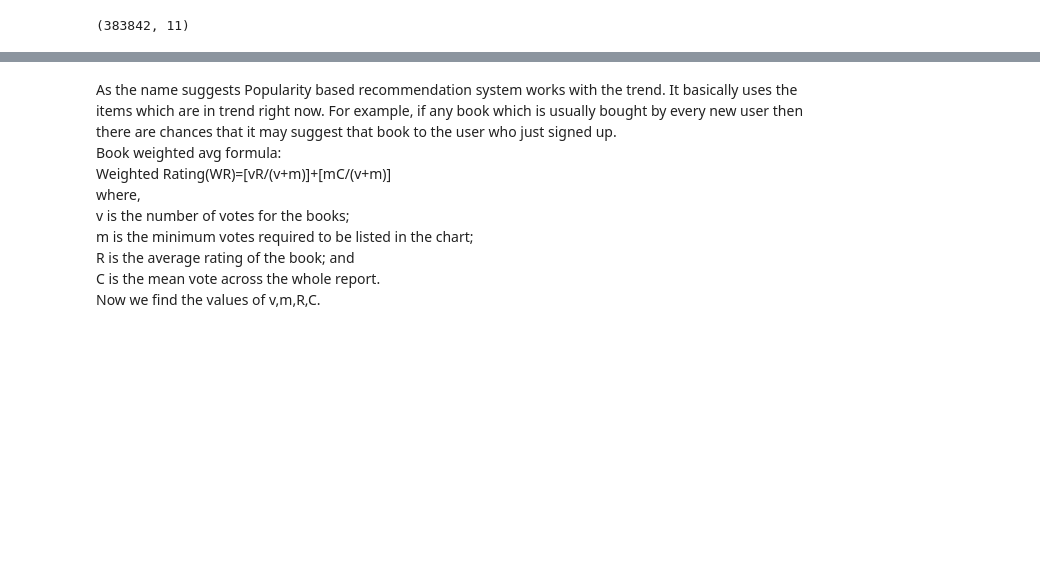
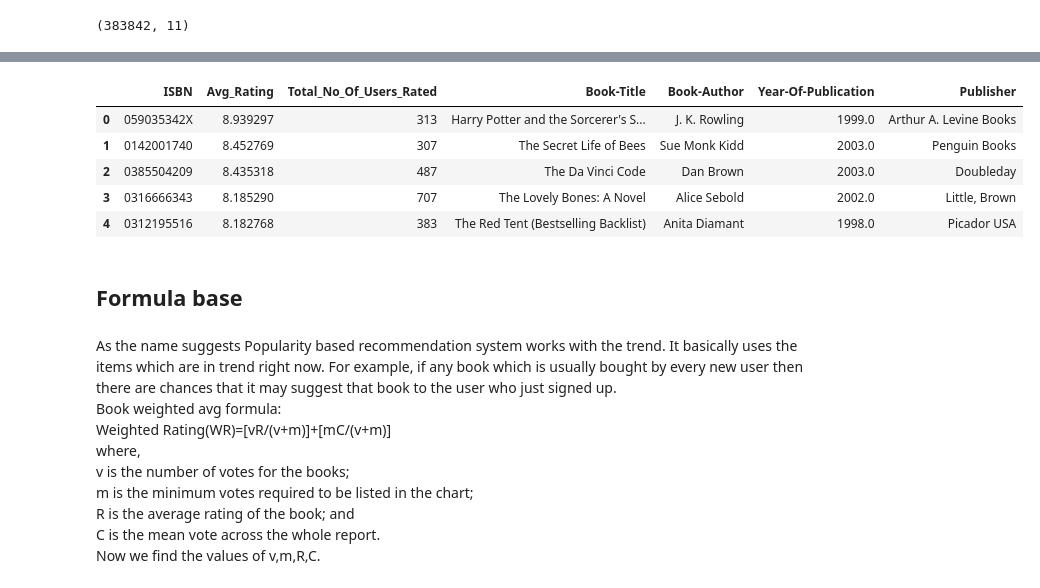
Before and after one commit to Gulzar-khan/Book-Recommendation-System, a Jupyter notebook: Individual_Book_Recommendation_System.ipynb, the cells around one changed output, grey strips where cells are left out. Cells and saved outputs as stored; diff of their text form; code cells hidden in the pictures; blank space fills up the shorter version.

```diff
--- a/Individual_Book_Recommendation_System.ipynb
+++ b/Individual_Book_Recommendation_System.ipynb
@@ -530,3 +535,18 @@ Final_Dataset.shape
+# %%
+top_df=ratings_explicit[['ISBN','Avg_Rating','Total_No_Of_Users_Rated']]
+top_read_rated_books=top_df[top_df['Total_No_Of_Users_Rated']>250].sort_values(by=['Avg_Rating','Total_No_Of_Users_Rated'],ascending=False)
+top_read_rated_books = top_read_rated_books.drop_duplicates(subset=['ISBN', 'Avg_Rating','Total_No_Of_Users_Rated'])
+top_read_rated_books_summary = pd.merge(top_read_rated_books,books, on='ISBN')
+top_read_rated_books_summary.head(5)
+# %% [output]
+|  | ISBN | Avg_Rating | Total_No_Of_Users_Rated | Book-Title | Book-Author | Year-Of-Publication | Publisher |
+| 0 | 059035342X | 8.939297 | 313 | Harry Potter and the Sorcerer's S... | J. K. Rowling | 1999.0 | Arthur A. Levine Books |
+| 1 | 0142001740 | 8.452769 | 307 | The Secret Life of Bees | Sue Monk Kidd | 2003.0 | Penguin Books |
+| 2 | 0385504209 | 8.435318 | 487 | The Da Vinci Code | Dan Brown | 2003.0 | Doubleday |
+| 3 | 0316666343 | 8.185290 | 707 | The Lovely Bones: A Novel | Alice Sebold | 2002.0 | Little, Brown |
+| 4 | 0312195516 | 8.182768 | 383 | The Red Tent (Bestselling Backlist) | Anita Diamant | 1998.0 | Picador USA |
+# %% [markdown]
+## Formula base
 # %% [markdown]
 As the name suggests Popularity based recommendation system works with the trend. It basically uses the items which are in trend right now. For example, if any book which is usually bought by every new user then there are chances that it may suggest that book to the user who just signed up.<br>
 Book weighted avg formula:<br>
```
Also changed, not shown: parts of 36 cells of this notebook.
